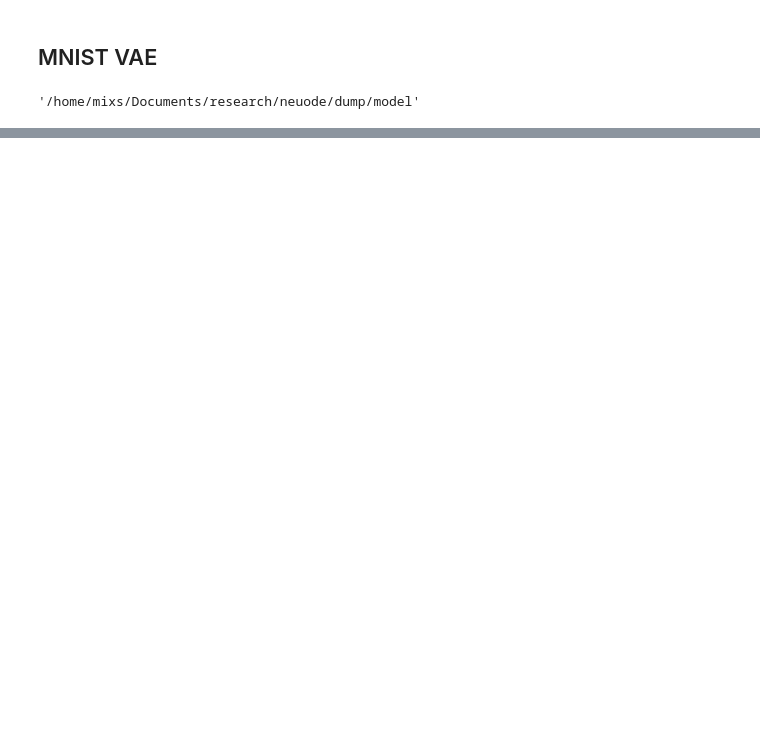
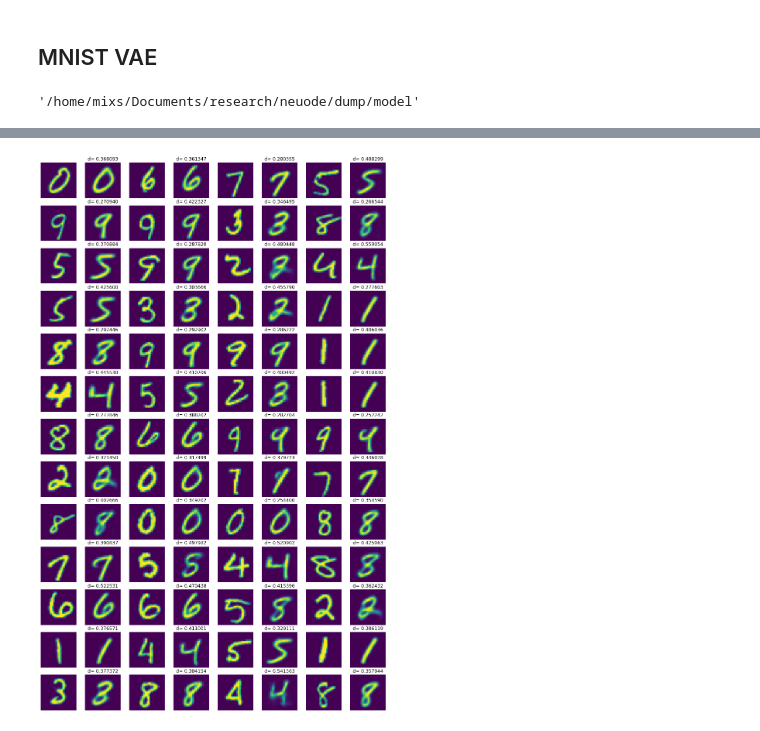
Before and after one commit to mIXs222/neuode, a Jupyter notebook: scripts/MNIST_neuode.ipynb, the cells around one changed output, grey strips where cells are left out. Saved outputs shown, nothing was run; the diff lists cells and outputs as text; code cells hidden in the pictures; blank space fills up the shorter version.

```diff
--- a/scripts/MNIST_neuode.ipynb
+++ b/scripts/MNIST_neuode.ipynb
@@ -284,0 +369,22 @@ RuntimeError: Error(s) in loading state_dict for VAE:
+# %%
+# train
+def train_l(loader, target_mu, vae, net):
+    lr, momentum = 0.01, 0.9
+    net.train()
+    vae.eval()
+    for epoch in range(10):
+        criterion = nn.MSELoss()
+        optimizer = optim.SGD(net.parameters(), lr=lr, momentum=momentum)
+        total = len(loader)
+        for batch_idx, (data, labels) in enumerate(loader):
+            optimizer.zero_grad()
+            enc, _ = vae.nets[0](data)
+            pred = net(enc)
+            loss = criterion(pred, pick_mu(labels))
+            loss.backward()
+            optimizer.step()
+            if batch_idx%10 == 0 or batch_idx == total-1:
+                print('Epoch %3d [%4d/%4d (%2d%%)]: loss= %f'%(
+                    epoch, batch_idx, total, int(100 * batch_idx / total), loss.item()))
+# %%
+train_l(mnist_loader, ideal_mu, vae_64, lnet)
@@ -284,0 +409,24 @@ RuntimeError: Error(s) in loading state_dict for VAE:
+# %%
+def plot_check_vae(NET, VAE, NX):
+    with torch.no_grad():
+        # generate initial point and find trajectory
+        x0 = next(iter(mnist_loader))[0][:NX]
+        z0, _ = VAE.nets[0](x0)
+        traj = VAE.nets[1](NET(z0))
+
+    NC, SZ = 4, 2
+    NR = (NX - 1) // (2*NC) + 1
+    fig, axes = plt.subplots(nrows=NR, ncols=2*NC, figsize=(2*NC*SZ, NR*SZ))
+    axes = axes.flatten()
+    axes0 = axes[::2]
+    axes1 = axes[1::2]
+    for i, ax0, ax1 in zip(range(NX), axes0, axes1):
+        ax0.imshow(x0[i, 0, ...])
+        ax1.imshow(traj[i, 0, ...])
+        ax1.set_title('d= %f'%(torch.mean((z0[i] - ideal_mu)**2).item()))
+    for ax in axes:
+        ax.axis('off')
+
+plot_check_vae(lnet, vae_64, 100)
+# %% [output]
+[figure, added]
```
Also changed, not shown: parts of 21 cells of this notebook, 15 other files.
